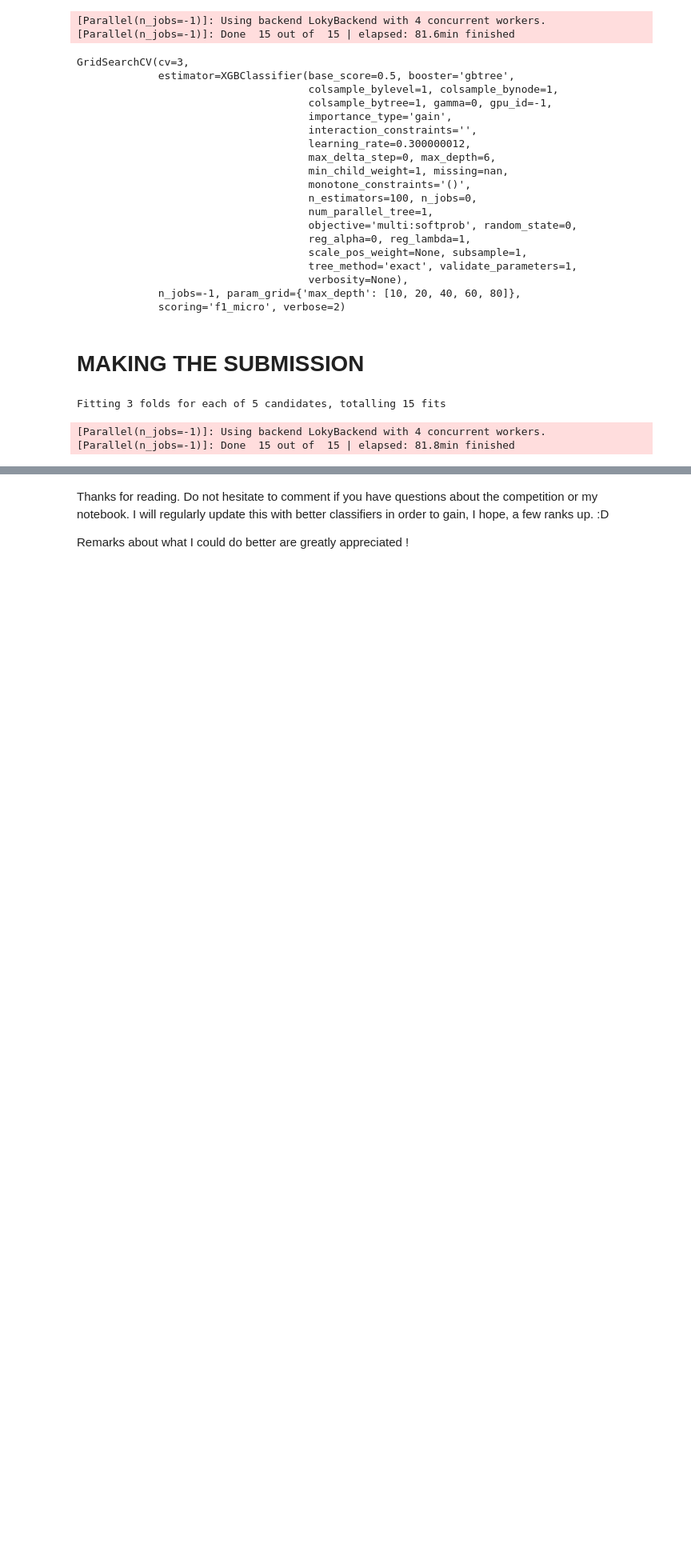
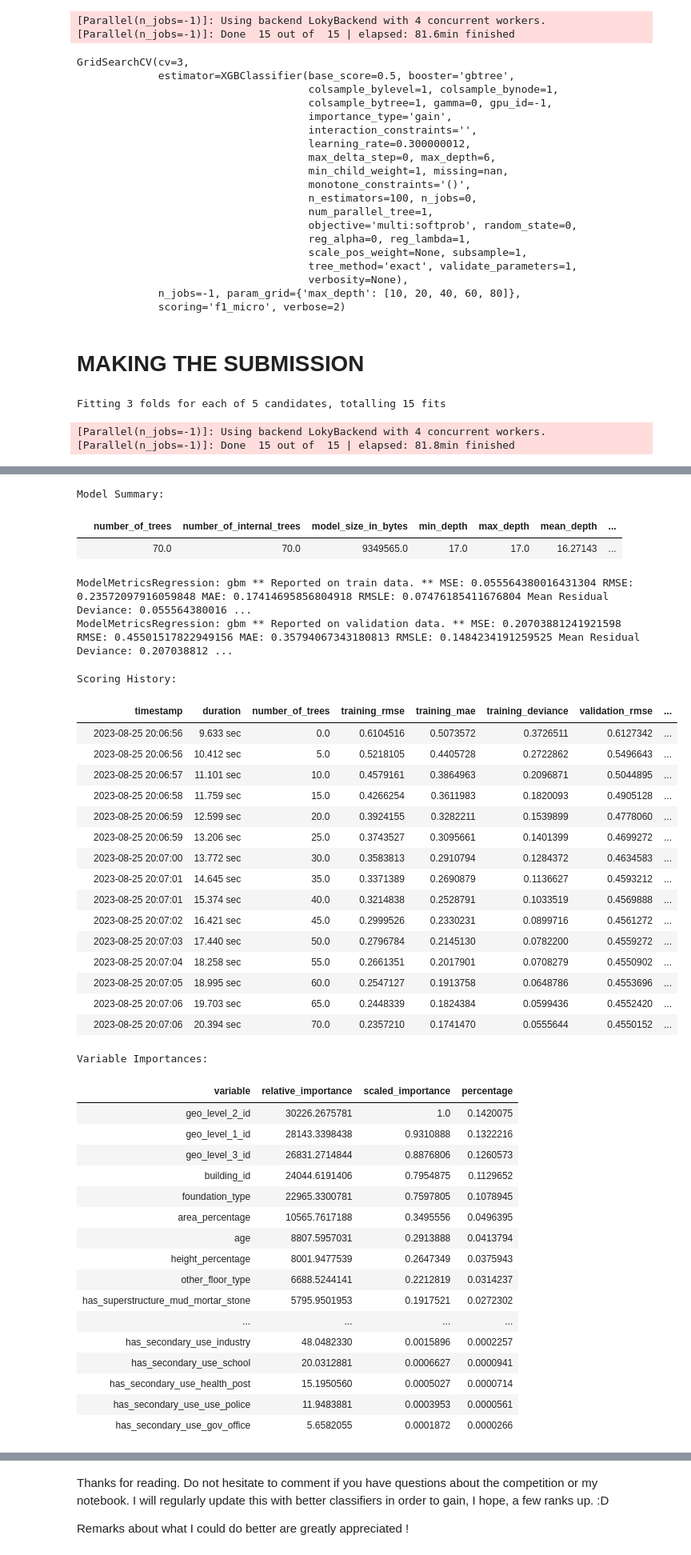
Before and after one commit to vdwow/data-science-competitions, a Jupyter notebook: DrivenData - Nepalese earthquake damages prediction/notebook.ipynb, the cells around one changed output, grey strips where cells are left out. Shown at 80% size. Saved outputs shown, nothing was run; the diff lists cells and outputs as text; code cells hidden in the pictures; blank space fills up the shorter version.

```diff
--- a/DrivenData - Nepalese earthquake damages prediction/notebook.ipynb
+++ b/DrivenData - Nepalese earthquake damages prediction/notebook.ipynb
@@ -522,0 +547,3 @@ Fitting 3 folds for each of 5 candidates, totalling 15 fits
+# %%
+train_h2o = h2o.H2OFrame(pd.concat([train, target.drop('building_id', axis = 1)], axis = 1))
+test_h2o = h2o.H2OFrame(test)
@@ -522,0 +568,14 @@ Fitting 3 folds for each of 5 candidates, totalling 15 fits
+# %%
+train, test = train_h2o.split_frame(ratios = [0.75])
+
+x = train.columns
+y = 'damage_grade'
+x.remove(y)
+# %%
+# Run AutoML for 20 base models
+aml = H2OAutoML(max_models=20,
+                max_runtime_secs=120,
+                seed=69)
+
+%time aml.train(x=x, y=y, training_frame=train)
+# %% [output]
@@ -522,0 +589,40 @@ Fitting 3 folds for each of 5 candidates, totalling 15 fits
+Model Summary:
+|  | number_of_trees | number_of_internal_trees | model_size_in_bytes | min_depth | max_depth | mean_depth | ... |
+|  | 70.0 | 70.0 | 9349565.0 | 17.0 | 17.0 | 16.27143 | ... |
+ModelMetricsRegression: gbm ** Reported on train data. ** MSE: 0.055564380016431304 RMSE: 0.23572097916059848 MAE: 0.17414695856804918 RMSLE: 0.07476185411676804 Mean Residual Deviance: 0.055564380016 ...
+ModelMetricsRegression: gbm ** Reported on validation data. ** MSE: 0.20703881241921598 RMSE: 0.45501517822949156 MAE: 0.35794067343180813 RMSLE: 0.1484234191259525 Mean Residual Deviance: 0.207038812 ...
+Scoring History:
+|  | timestamp | duration | number_of_trees | training_rmse | training_mae | training_deviance | validation_rmse | ... |
+|  | 2023-08-25 20:06:56 | 9.633 sec | 0.0 | 0.6104516 | 0.5073572 | 0.3726511 | 0.6127342 | ... |
+|  | 2023-08-25 20:06:56 | 10.412 sec | 5.0 | 0.5218105 | 0.4405728 | 0.2722862 | 0.5496643 | ... |
+|  | 2023-08-25 20:06:57 | 11.101 sec | 10.0 | 0.4579161 | 0.3864963 | 0.2096871 | 0.5044895 | ... |
+|  | 2023-08-25 20:06:58 | 11.759 sec | 15.0 | 0.4266254 | 0.3611983 | 0.1820093 | 0.4905128 | ... |
+|  | 2023-08-25 20:06:59 | 12.599 sec | 20.0 | 0.3924155 | 0.3282211 | 0.1539899 | 0.4778060 | ... |
+|  | 2023-08-25 20:06:59 | 13.206 sec | 25.0 | 0.3743527 | 0.3095661 | 0.1401399 | 0.4699272 | ... |
+|  | 2023-08-25 20:07:00 | 13.772 sec | 30.0 | 0.3583813 | 0.2910794 | 0.1284372 | 0.4634583 | ... |
+|  | 2023-08-25 20:07:01 | 14.645 sec | 35.0 | 0.3371389 | 0.2690879 | 0.1136627 | 0.4593212 | ... |
+|  | 2023-08-25 20:07:01 | 15.374 sec | 40.0 | 0.3214838 | 0.2528791 | 0.1033519 | 0.4569888 | ... |
+|  | 2023-08-25 20:07:02 | 16.421 sec | 45.0 | 0.2999526 | 0.2330231 | 0.0899716 | 0.4561272 | ... |
+|  | 2023-08-25 20:07:03 | 17.440 sec | 50.0 | 0.2796784 | 0.2145130 | 0.0782200 | 0.4559272 | ... |
+|  | 2023-08-25 20:07:04 | 18.258 sec | 55.0 | 0.2661351 | 0.2017901 | 0.0708279 | 0.4550902 | ... |
+|  | 2023-08-25 20:07:05 | 18.995 sec | 60.0 | 0.2547127 | 0.1913758 | 0.0648786 | 0.4553696 | ... |
+|  | 2023-08-25 20:07:06 | 19.703 sec | 65.0 | 0.2448339 | 0.1824384 | 0.0599436 | 0.4552420 | ... |
+|  | 2023-08-25 20:07:06 | 20.394 sec | 70.0 | 0.2357210 | 0.1741470 | 0.0555644 | 0.4550152 | ... |
+Variable Importances:
+| variable | relative_importance | scaled_importance | percentage |
+| geo_level_2_id | 30226.2675781 | 1.0 | 0.1420075 |
+| geo_level_1_id | 28143.3398438 | 0.9310888 | 0.1322216 |
+| geo_level_3_id | 26831.2714844 | 0.8876806 | 0.1260573 |
+| building_id | 24044.6191406 | 0.7954875 | 0.1129652 |
+| foundation_type | 22965.3300781 | 0.7597805 | 0.1078945 |
+| area_percentage | 10565.7617188 | 0.3495556 | 0.0496395 |
+| age | 8807.5957031 | 0.2913888 | 0.0413794 |
+| height_percentage | 8001.9477539 | 0.2647349 | 0.0375943 |
+| other_floor_type | 6688.5244141 | 0.2212819 | 0.0314237 |
+| has_superstructure_mud_mortar_stone | 5795.9501953 | 0.1917521 | 0.0272302 |
+| ... | ... | ... | ... |
+| has_secondary_use_industry | 48.0482330 | 0.0015896 | 0.0002257 |
+| has_secondary_use_school | 20.0312881 | 0.0006627 | 0.0000941 |
+| has_secondary_use_health_post | 15.1950560 | 0.0005027 | 0.0000714 |
+| has_secondary_use_use_police | 11.9483881 | 0.0003953 | 0.0000561 |
+| has_secondary_use_gov_office | 5.6582055 | 0.0001872 | 0.0000266 |
```
Also changed, not shown: parts of 10 cells of this notebook, 1 other file.
